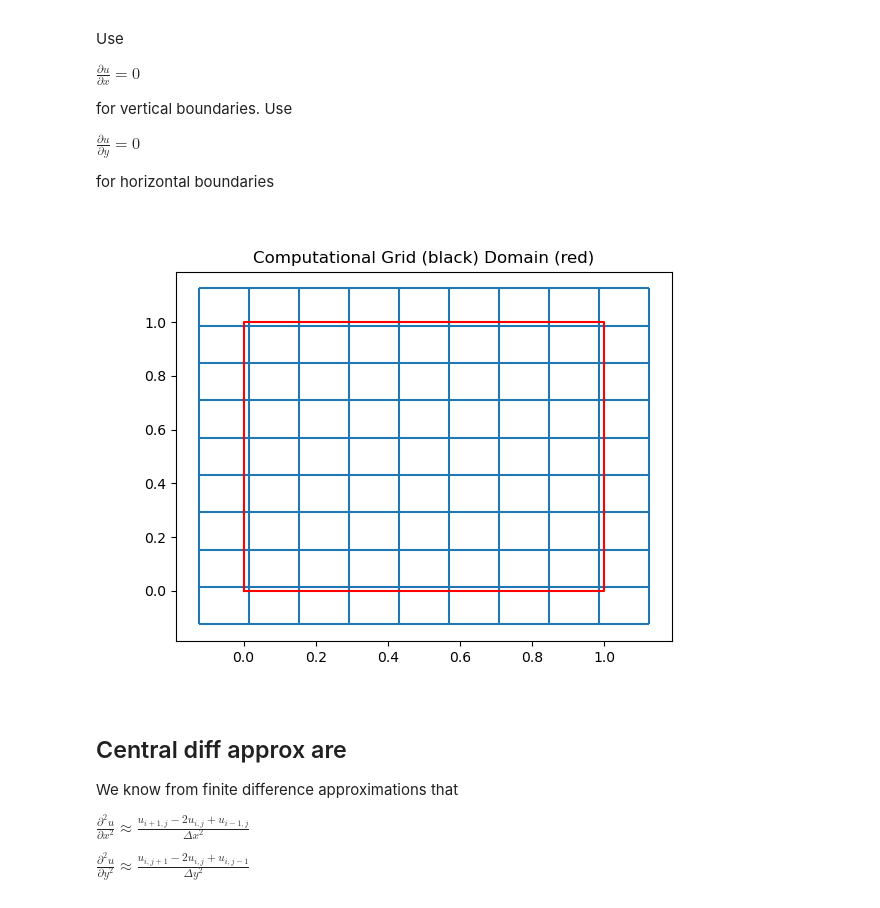
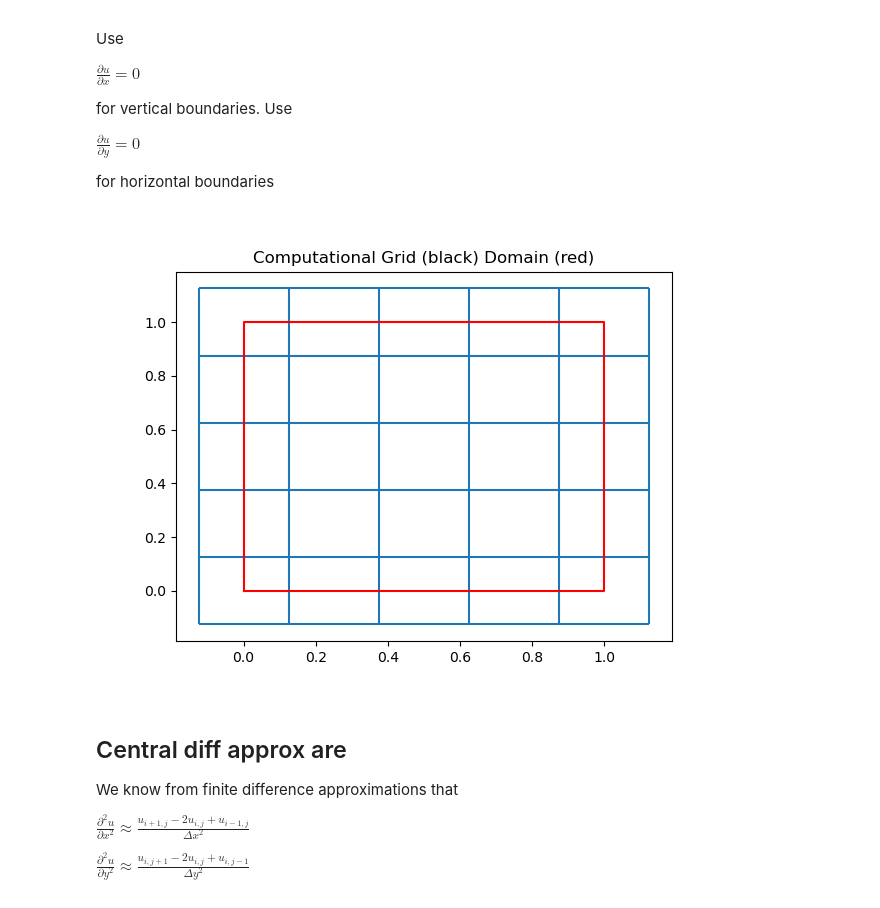
Before and after one commit to Martininigoaguayo/Comp_SIm, a Jupyter notebook: week1.ipynb, the cells around one changed output. Cells and saved outputs as stored; diff of their text form; code cells hidden in the pictures.

```diff
--- a/week1.ipynb
+++ b/week1.ipynb
@@ -55,30 +55,30 @@ $\frac{\partial u}{\partial y} = 0$
 
 for horizontal boundaries
 # %%
-I, J = (10,10) # Size of computational domain including ghost boundary
+I, J = (6,6) # Size of computational domain including ghost boundary
 
 # First we compute the x and y coordinates of all nodes in the computational
 # mesh. Observe that we carefully ensure that the the domain boundary is
 # half-way between the ghost nodes and the interior boundary nodes.
 dx     = 1/4;
 dy     = dx;
 x = np.linspace(-dx/2,1+dx/2,I)
 y = np.linspace(-dy/2,1+dy/2,J)
 
 [X, Y]  = np.meshgrid(x,y)
 U      = np.zeros((I,J),dtype=np.float64)
 k      = 2      # Just some arbitary value
 f      = X+Y    # Just some arbitary value
 
 fig = plt.figure()
 ax = plt.subplot(111)
 plt.hlines(y, x[0], x[-1])
 plt.vlines(x, y[0], y[-1])
 plt.plot([0, 1, 1, 0, 0],[0,0,1, 1,0], color='r')
 ax.set_title("Computational Grid (black) Domain (red)")
 plt.show()
 # %% [output]
-[figure, old version]
+[figure, new version]
 # %% [markdown]
 ## Central diff approx are
 
```
Also changed, not shown: parts of 10 cells of this notebook.
